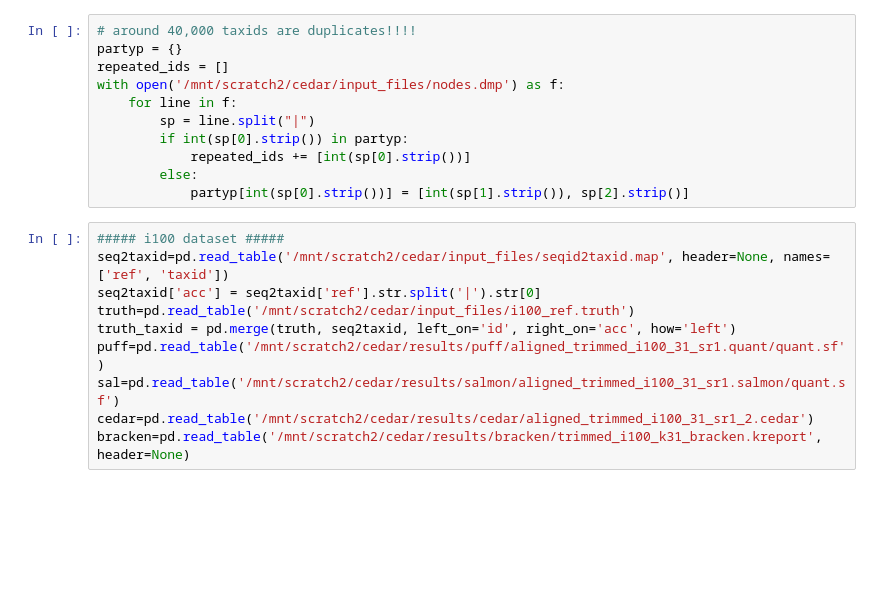
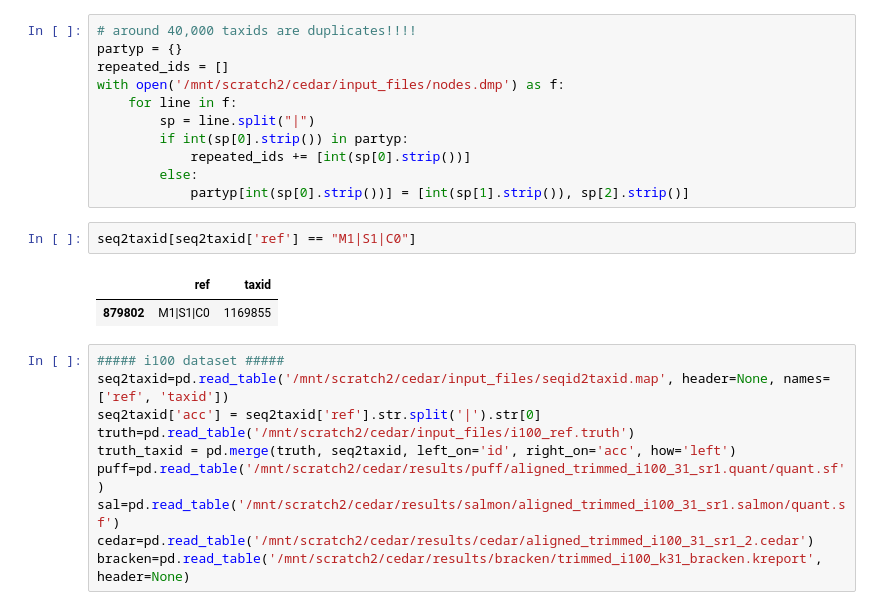
Before and after one commit to fataltes/quickNBs, a Jupyter notebook: cedar-ISMB.ipynb, the cells around one changed output. Drawn from its saved outputs; the diff is of its cells as text; blank space fills up the shorter version.

```diff
--- a/cedar-ISMB.ipynb
+++ b/cedar-ISMB.ipynb
@@ -83,6 +84,11 @@ with open('/mnt/scratch2/cedar/input_files/nodes.dmp') as f:
             repeated_ids += [int(sp[0].strip())]
         else:
             partyp[int(sp[0].strip())] = [int(sp[1].strip()), sp[2].strip()]
+# %%
+seq2taxid[seq2taxid['ref'] == "M1|S1|C0"]
+# %% [output]
+|  | ref | taxid |
+| 879802 | M1|S1|C0 | 1169855 |
 # %%
 ##### i100 dataset #####
 seq2taxid=pd.read_table('/mnt/scratch2/cedar/input_files/seqid2taxid.map', header=None, names=['ref', 'taxid'])
```
Also changed, not shown: parts of 8 cells of this notebook.
